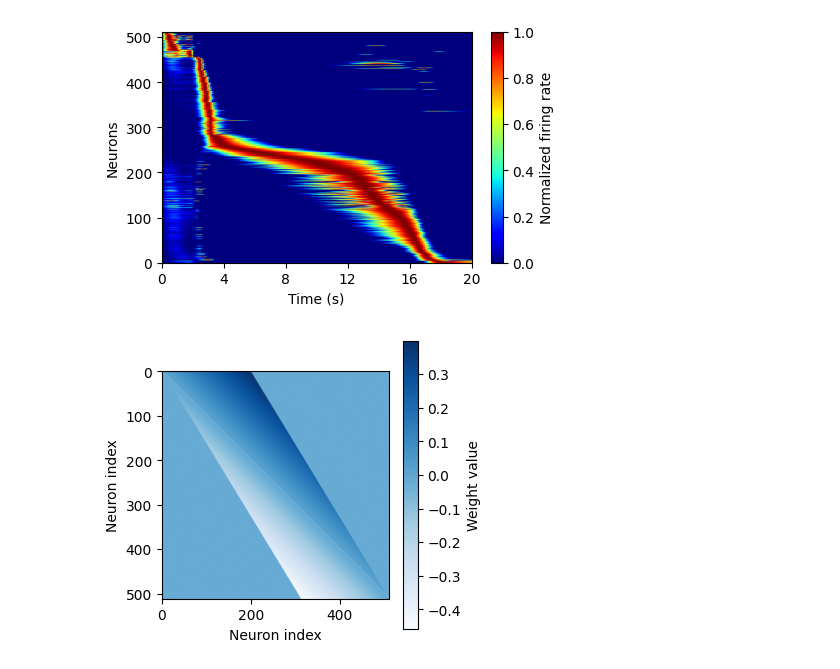
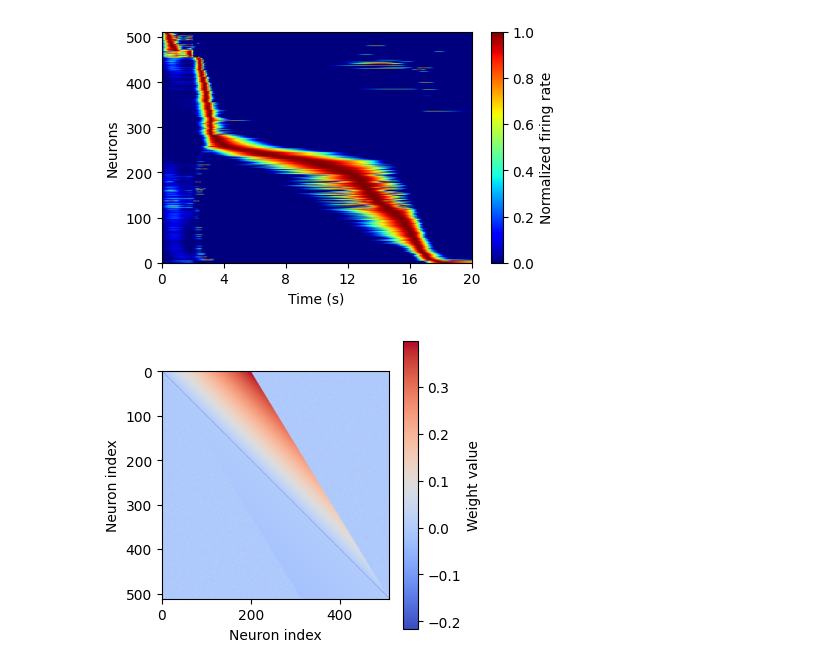
Before and after one commit to qrsyu/STCell, a Jupyter notebook: code/theory_exp/final_test_Wrc.ipynb, the cells around one changed output. Saved outputs shown, nothing was run; the diff lists cells and outputs as text; code cells hidden in the pictures.

```diff
--- a/code/theory_exp/final_test_Wrc.ipynb
+++ b/code/theory_exp/final_test_Wrc.ipynb
@@ -52,7 +52,7 @@ def plt_hs(hs, min_fr=0.1, masks=None, fig=None, ax=None):
 # %%
 ### Load the experimental data ###
 load_data_type = '2TS_1_data'
-num_neuron = 512
+N = 512
 data = np.load(f'../time_exp/{load_data_type}.npy', allow_pickle=True).item()
 
 hidden_states = data['test_hidden_states']
@@ -76,36 +76,50 @@ model_dict = torch.load(f'../time_exp/2TS_1_rnn.pth', map_location=torch.device(
 trained_Wrc = model_dict['recurrent_layers.0.leaky_layer.linear_layer.weight'].cpu().numpy()
 # %%
 # Create a recurrent weight matrix
-Wrc = np.zeros((num_neuron, num_neuron))
+Wrc = np.zeros((N, N))
+# # Assign negative weights to all elements of Wrc
+# Wrc = np.random.normal(loc=-0.02, scale=0.01, size=(num_neuron, num_neuron))
+# # Initiate the diagonal +1 elements
+# diags = np.random.normal(loc=-0.15, scale=0.02, size=(num_neuron)) #np.linspace(-0.15, 0, num_neuron)
+# Delta, gain,gain2 = 200, 0.002,0.0023
+# # Set up limits for each row
+# limits1 = np.linspace(Delta, 0, num_neuron, dtype=int)
+# limits2 = np.linspace(0, Delta, num_neuron, dtype=int)
+# for i in range(num_neuron):
+#     Wrc[i,i] = diags[i]
+#     for j in range(num_neuron):
+#         if j > i and j < (i + limits1[i]):
+#             Wrc[i,j] = (j-i) * gain
+#         if j < i and j > (i - limits2[i]):
+#             Wrc[i,j] = (j-i) * gain2
+
 # Assign negative weights to all elements of Wrc
-Wrc = np.random.normal(loc=-0.02, scale=0.01, size=(num_neuron, num_neuron))
-# Initiate the diagonal +1 elements
-diags = np.random.normal(loc=-0.15, scale=0.02, size=(num_neuron)) #np.linspace(-0.15, 0, num_neuron)
-Delta, gain,gain2 = 200, 0.002,0.0023
+Wrc = np.random.normal(loc=-0.0025, scale=0.01, size=(N, N))
+# Initiate the diagonal elements
+diags = np.random.normal(loc=-0.15, scale=0.02, size=(N))
+Delta, gain, loss = 200, 0.002, 0.0001
 # Set up limits for each row
-limits1 = np.linspace(Delta, 0, num_neuron, dtype=int)
-limits2 = np.linspace(0, Delta, num_neuron, dtype=int)
-for i in range(num_neuron):
+limits1 = np.linspace(Delta, 0, N, dtype=int)
+limits2 = np.linspace(0, Delta, N, dtype=int)
+for i in range(N):
     Wrc[i,i] = diags[i]
-    for j in range(num_neuron):
+    for j in range(N):
         if j > i and j < (i + limits1[i]):
             Wrc[i,j] = (j-i) * gain
         if j < i and j > (i - limits2[i]):
-            Wrc[i,j] = (j-i) * gain2
-    # for k in range(10):
-    #     Wrc[i,(i+k+1)%num_neuron] += (k+1) * 0.3
+            Wrc[i,j] = (j-i) * loss
 
 
 # Plot the Wrc matrix
 plt.figure(figsize=(4,3.5))
-plt.imshow(Wrc, cmap='Blues')
+plt.imshow(Wrc, cmap='coolwarm')
 plt.colorbar(label='Weight value')
 # plt.title('Recurrent Weight Matrix Wrc')
 plt.xlabel('Neuron index')
 plt.ylabel('Neuron index')
 plt.tight_layout()
 plt.savefig('Wrc_theory.png', transparent=True, dpi=500)
 
 np.save('Wrc_theory.npy', Wrc)
 # %% [output]
-[figure, old version]
+[figure, new version]
```
Also changed, not shown: parts of 4 cells of this notebook, 9 other files.
